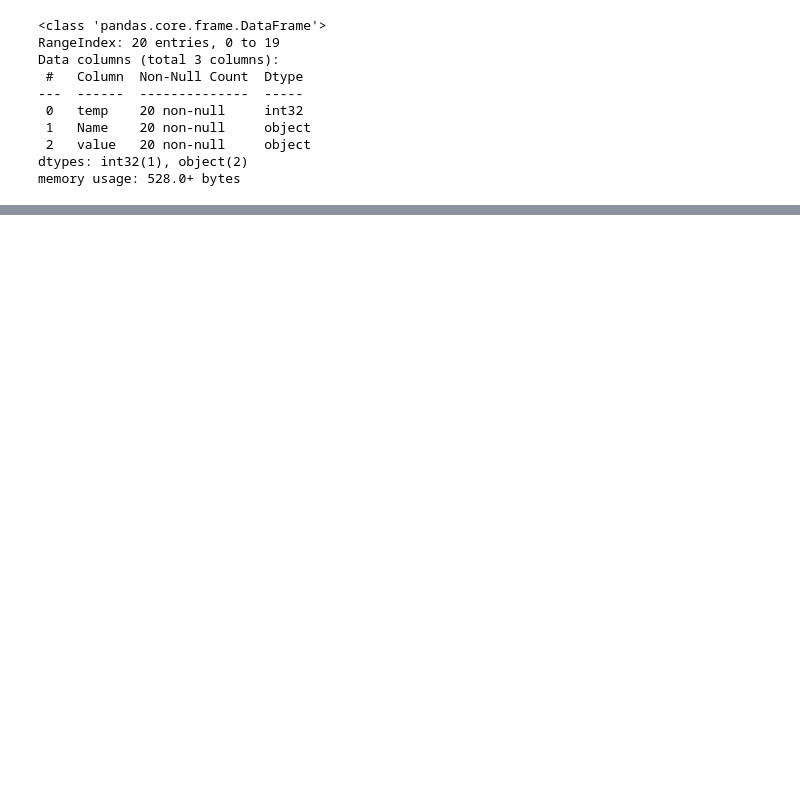
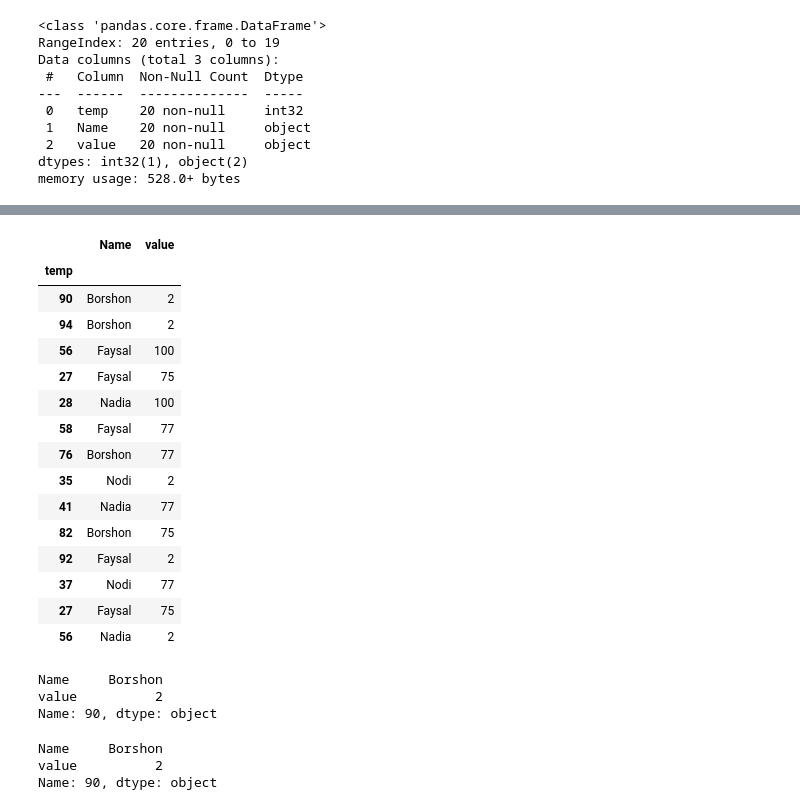
Before and after one commit to Faysal075/The-Complete-Machine-Learning-Course-with-Python-in-Bangla, a Jupyter notebook: Pandas.ipynb, the cells around one changed output, grey strips where cells are left out. Cells and saved outputs as stored; diff of their text form; code cells hidden in the pictures; blank space fills up the shorter version.

```diff
--- a/Pandas.ipynb
+++ b/Pandas.ipynb
@@ -360,0 +398,34 @@ df.drop(['value'], axis = 1)
+# %%
+#Playing with boolean
+df.iloc[[True, True,False,True,True, True,False,True,True,False,True,True, True,False,True,True, False,True,True,False]]
+# %% [output]
+|  | Name | value |
+| temp |  |  |
+| 90 | Borshon | 2 |
+| 94 | Borshon | 2 |
+| 56 | Faysal | 100 |
+| 27 | Faysal | 75 |
+| 28 | Nadia | 100 |
+| 58 | Faysal | 77 |
+| 76 | Borshon | 77 |
+| 35 | Nodi | 2 |
+| 41 | Nadia | 77 |
+| 82 | Borshon | 75 |
+| 92 | Faysal | 2 |
+| 37 | Nodi | 77 |
+| 27 | Faysal | 75 |
+| 56 | Nadia | 2 |
+# %%
+#Value of 0th row and all the colun values
+df.iloc[0,:]
+# %% [output]
+Name     Borshon
+value          2
+Name: 90, dtype: object
+# %%
+#loc means value of the indexes
+df.loc[90, :]
+# %% [output]
+Name     Borshon
+value          2
+Name: 90, dtype: object
```
Also changed, not shown: parts of 25 cells of this notebook.
